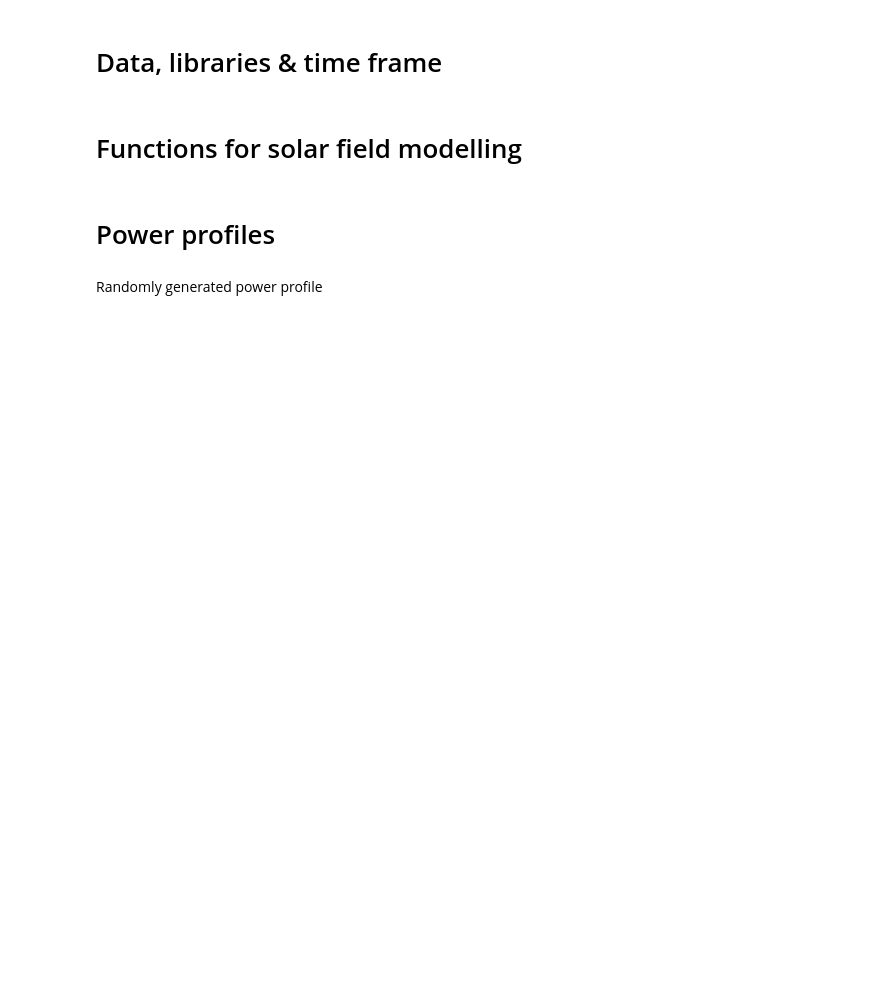
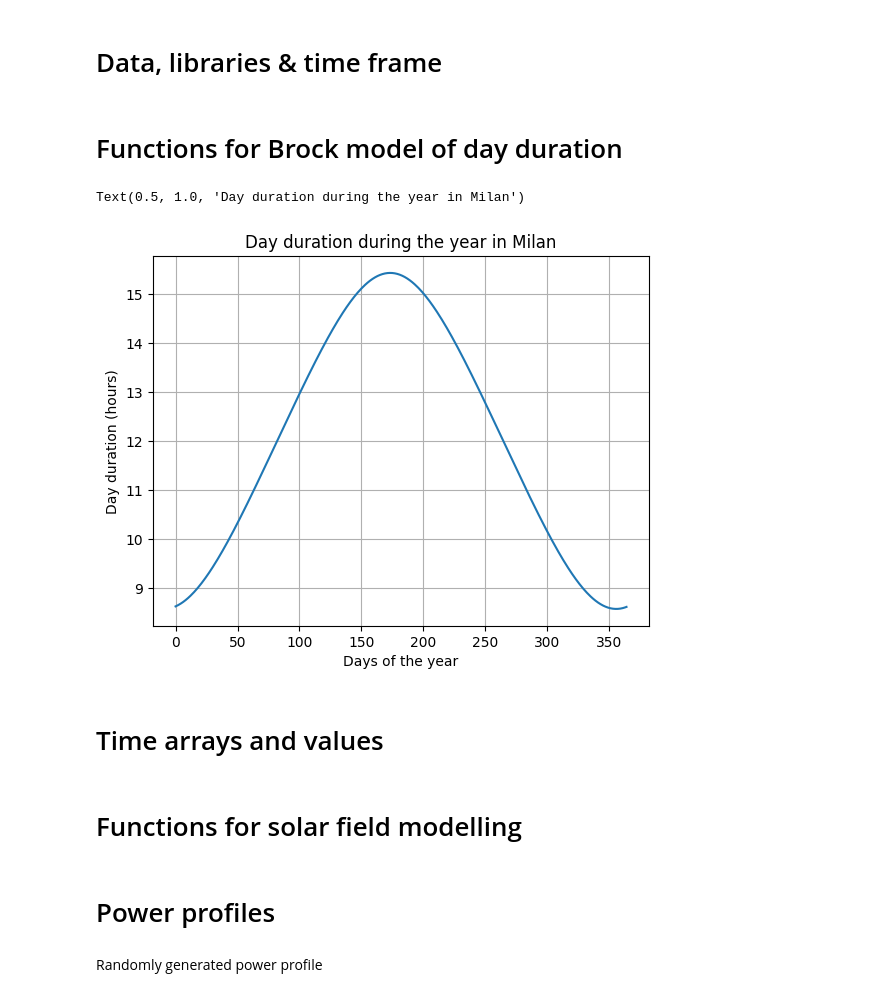
Before and after one commit to Andrea1999Broglia/Solar-field-output-simulation-by-Monte-Carlo-method, a Jupyter notebook: model.ipynb, the cells around one changed output. Cells and saved outputs as stored; diff of their text form; code cells hidden in the pictures; blank space fills up the shorter version.

Commit message:
Updated Brock Model

```diff
--- a/model.ipynb
+++ b/model.ipynb
@@ -22,2 +21,38 @@ shortest_day=24*60-longest_day          # minutes of shortest day in Milan
 plant_power=1000                        # MWh
+# %% [markdown]
+# Functions for Brock model of day duration
+# %%
+#######################################################################################################
+# earth declination degrees as a function of day (Brock Model)
+def earth_phi(day_of_year):
+
+    return 23.45/180*math.pi* math.sin(math.pi*2*(283+day_of_year)/365)
+
+#######################################################################################################
+# sunset-sunrise hour angle (latitude in sessagesimal)
+def hour_angle(latitude, phi):
+
+    return math.acos(-math.tan(latitude/90*math.pi/2)*math.tan(phi))
+
+#######################################################################################################
+#day duration
+def day_duration(day_of_year, latitude):
+
+    return 2*hour_angle(latitude, earth_phi(day_of_year))/math.pi*12
+# %%
+day_array=np.linspace(0,364, 365)
+duration_array=np.zeros(len(day_array))
+for i in range(len(duration_array)):
+    duration_array[i]=day_duration(day_array[i], Lat)
+
+plt.plot(day_array, duration_array)
+plt.grid()
+plt.xlabel("Days of the year")
+plt.ylabel("Day duration (hours)")
+plt.title("Day duration during the year in Milan")
+# %% [output]
+Text(0.5, 1.0, 'Day duration during the year in Milan')
+[figure, added]
+# %% [markdown]
+# Time arrays and values
 # %%
```
Also changed, not shown: parts of 8 cells of this notebook, 1 other file.
